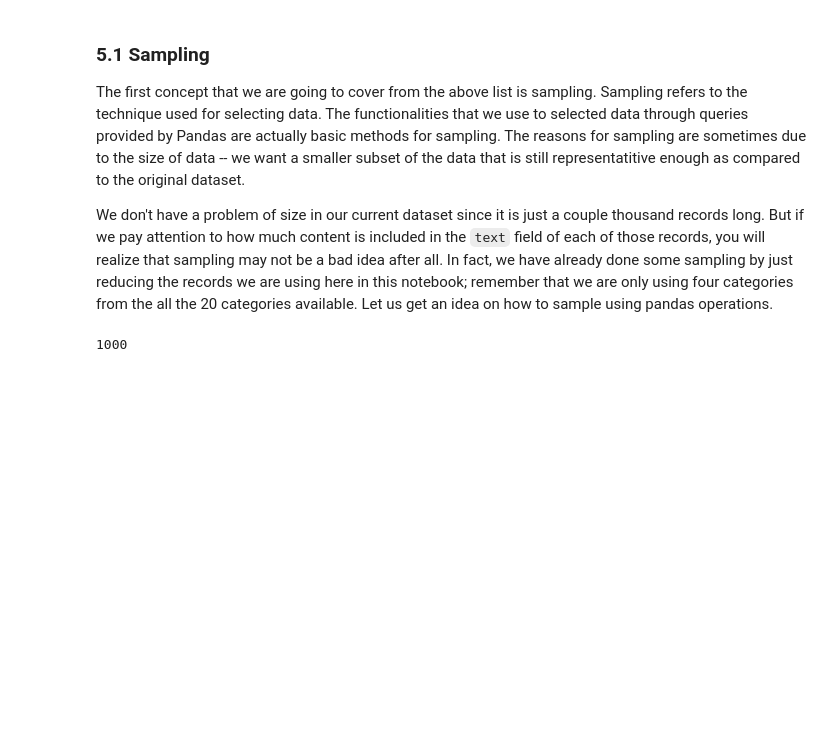
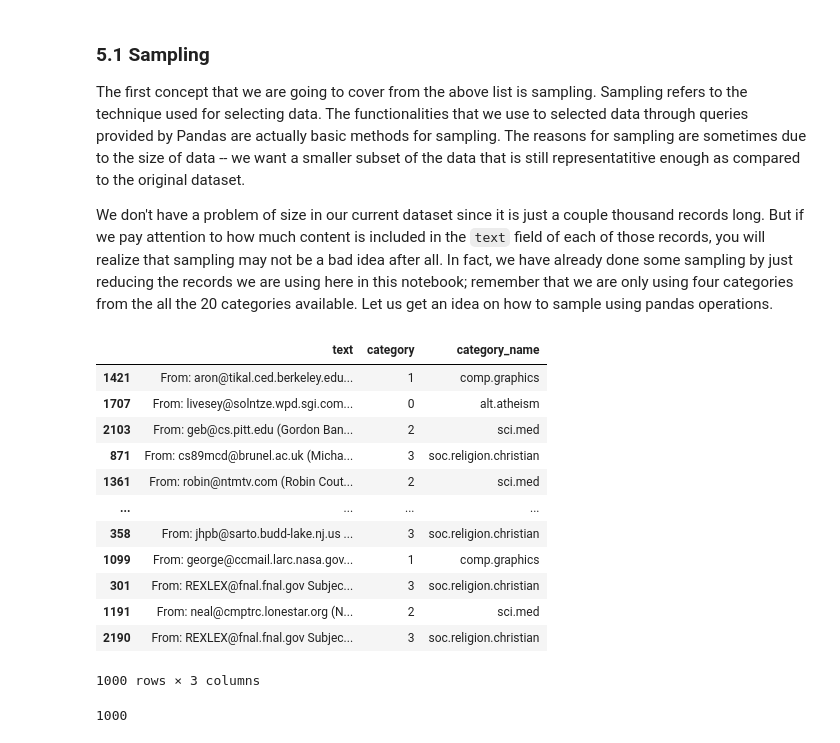
Before and after one commit to Osiris181/DM2025-Lab1-Exercise, a Jupyter notebook: DM2025-Lab1-Master.ipynb, the cells around one changed output. Drawn from its saved outputs; the diff is of its cells as text; code cells hidden in the pictures; blank space fills up the shorter version.

```diff
--- a/DM2025-Lab1-Master.ipynb
+++ b/DM2025-Lab1-Master.ipynb
@@ -781,6 +781,21 @@ We don't have a problem of size in our current dataset since it is just a couple
 # %%
 X_sample = X.sample(n=1000) #random state
 #getting 1000 records of random data from the X DataFrame
+X_sample
+# %% [output]
+|  | text | category | category_name |
+| 1421 | From: aron@tikal.ced.berkeley.edu... | 1 | comp.graphics |
+| 1707 | From: livesey@solntze.wpd.sgi.com... | 0 | alt.atheism |
+| 2103 | From: geb@cs.pitt.edu (Gordon Ban... | 2 | sci.med |
+| 871 | From: cs89mcd@brunel.ac.uk (Micha... | 3 | soc.religion.christian |
+| 1361 | From: robin@ntmtv.com (Robin Cout... | 2 | sci.med |
+| ... | ... | ... | ... |
+| 358 | From: jhpb@sarto.budd-lake.nj.us ... | 3 | soc.religion.christian |
+| 1099 | From: george@ccmail.larc.nasa.gov... | 1 | comp.graphics |
+| 301 | From: REXLEX@fnal.fnal.gov Subjec... | 3 | soc.religion.christian |
+| 1191 | From: neal@cmptrc.lonestar.org (N... | 2 | sci.med |
+| 2190 | From: REXLEX@fnal.fnal.gov Subjec... | 3 | soc.religion.christian |
+1000 rows × 3 columns
 # %%
 len(X_sample)
 # %% [output]
```
Also changed, not shown: parts of 3 cells of this notebook.
